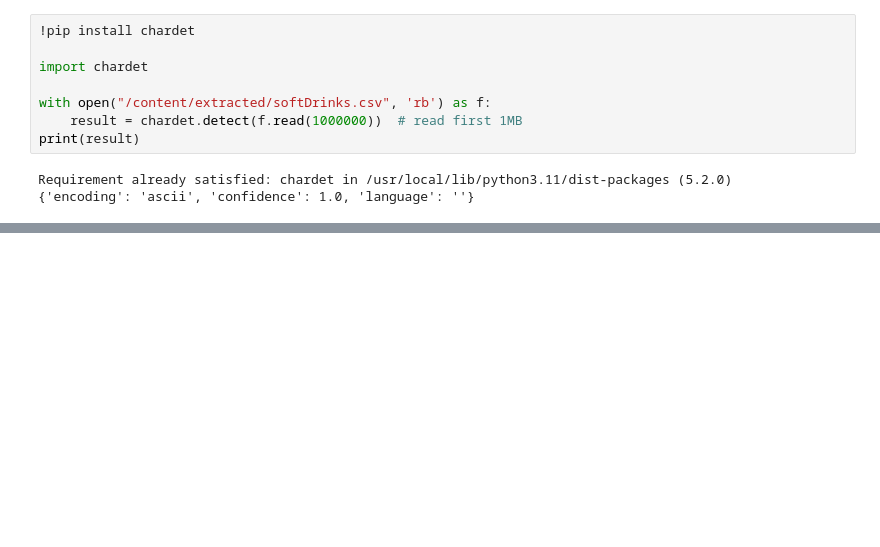
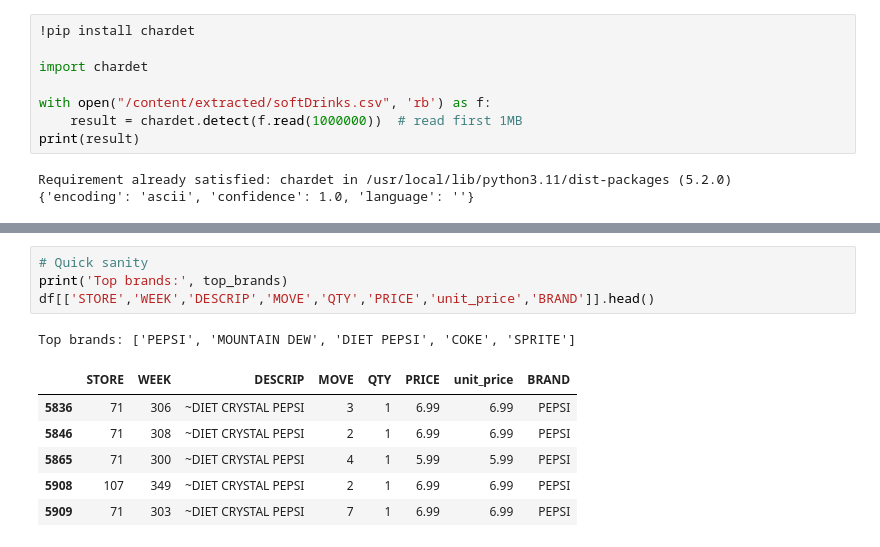
Before and after one commit to mmilannaik/BigOCheatSheet, a Jupyter notebook: HM_04_Cross Price Elasticity.ipynb, the cells around one changed output, grey strips where cells are left out. Drawn from its saved outputs; the diff is of its cells as text; blank space fills up the shorter version.

```diff
--- a/HM_04_Cross Price Elasticity.ipynb
+++ b/HM_04_Cross Price Elasticity.ipynb
@@ -82,0 +206,12 @@ for chunk in pd.read_csv(csv_path, encoding="cp1252", encoding_errors="replace",
+# %%
+# Quick sanity
+print('Top brands:', top_brands)
+df[['STORE','WEEK','DESCRIP','MOVE','QTY','PRICE','unit_price','BRAND']].head()
+# %% [output]
+Top brands: ['PEPSI', 'MOUNTAIN DEW', 'DIET PEPSI', 'COKE', 'SPRITE']
+|  | STORE | WEEK | DESCRIP | MOVE | QTY | PRICE | unit_price | BRAND |
+| 5836 | 71 | 306 | ~DIET CRYSTAL PEPSI | 3 | 1 | 6.99 | 6.99 | PEPSI |
+| 5846 | 71 | 308 | ~DIET CRYSTAL PEPSI | 2 | 1 | 6.99 | 6.99 | PEPSI |
+| 5865 | 71 | 300 | ~DIET CRYSTAL PEPSI | 4 | 1 | 5.99 | 5.99 | PEPSI |
+| 5908 | 107 | 349 | ~DIET CRYSTAL PEPSI | 2 | 1 | 6.99 | 6.99 | PEPSI |
+| 5909 | 71 | 303 | ~DIET CRYSTAL PEPSI | 7 | 1 | 6.99 | 6.99 | PEPSI |
```
Also changed, not shown: parts of 19 cells of this notebook.
